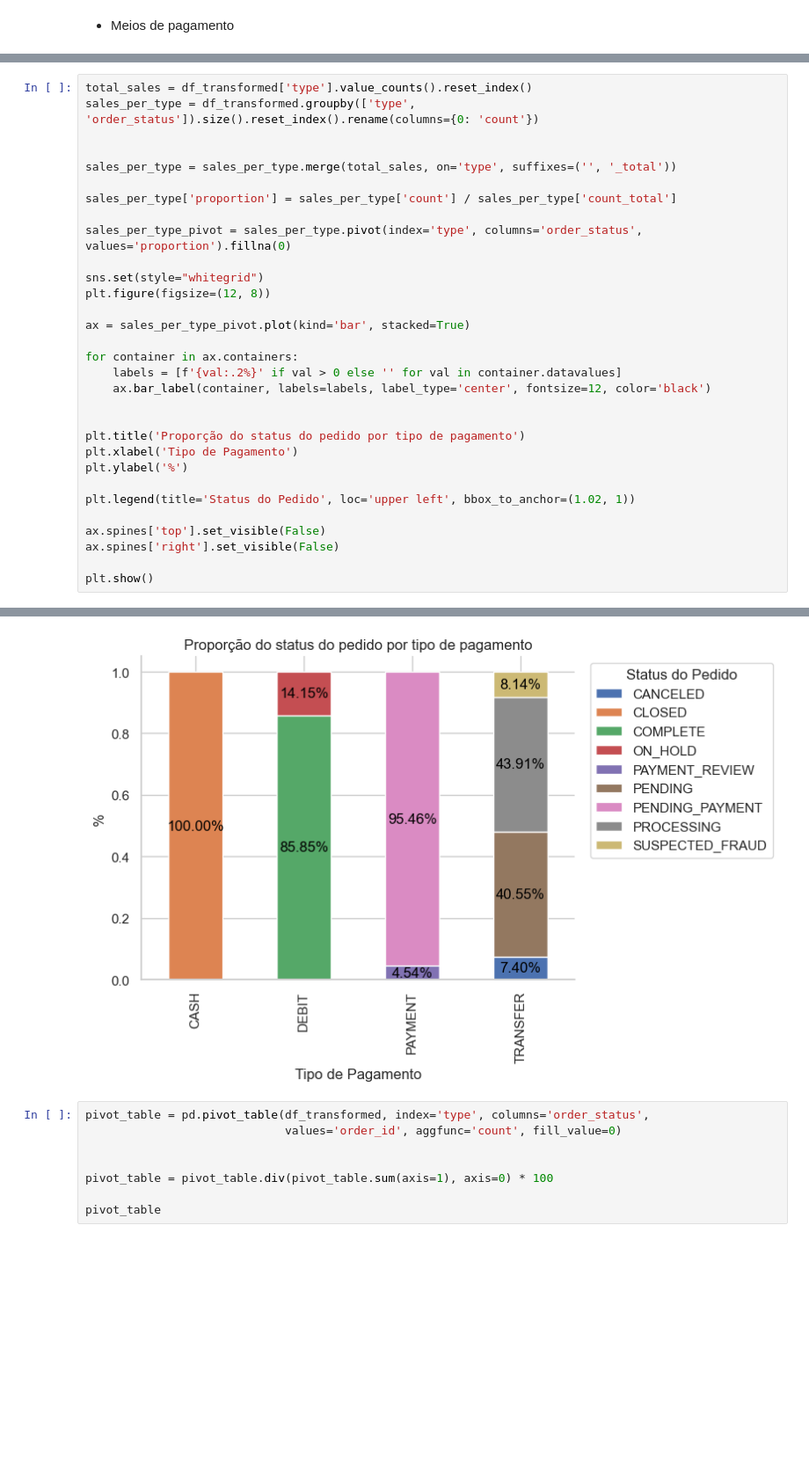
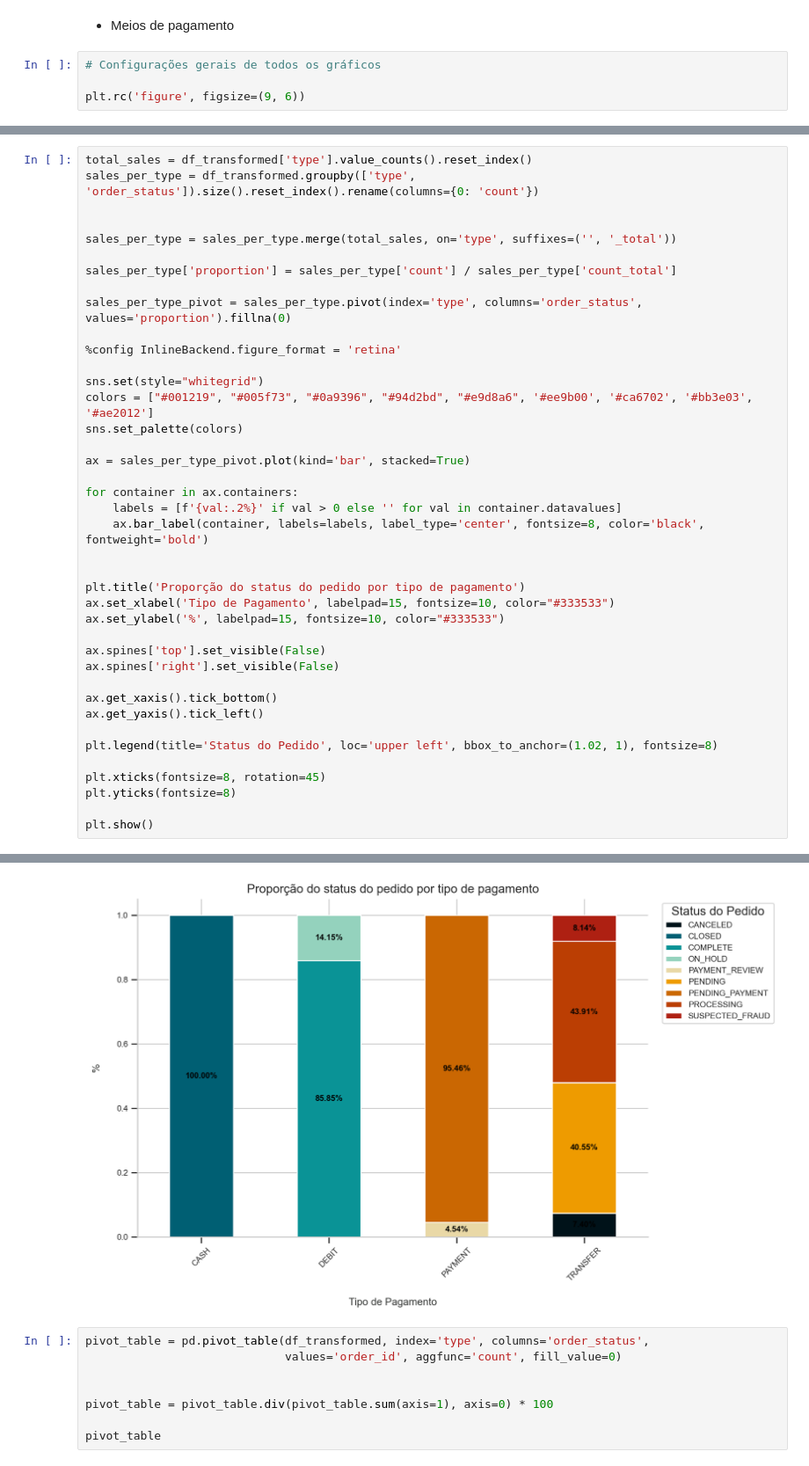
Before and after one commit to cmpbj/supply_chain_EDA, a Jupyter notebook: EDA.ipynb, the cells around one changed output, grey strips where cells are left out. Shown at 88% size. Cells and saved outputs as stored; diff of their text form; blank space fills up the shorter version.

```diff
--- a/EDA.ipynb
+++ b/EDA.ipynb
@@ -334,6 +343,10 @@ df_transformed.drop(columns=['order_date_time', 'shipping_date_time', 'order_dat
 # 4. Visualização
 # %% [markdown]
 * Meios de pagamento
+# %%
+# Configurações gerais de todos os gráficos
+
+plt.rc('figure', figsize=(9, 6))
 # %%
 unique_orders = df_transformed[['order_id', 'type']].groupby(['order_id', 'type'], as_index=False).nunique()
 value_counts = unique_orders['type'].value_counts()
@@ -412,24 +420,33 @@ sales_per_type['proportion'] = sales_per_type['count'] / sales_per_type['count_t
 
 sales_per_type_pivot = sales_per_type.pivot(index='type', columns='order_status', values='proportion').fillna(0)
 
+%config InlineBackend.figure_format = 'retina'
+
 sns.set(style="whitegrid")
-plt.figure(figsize=(12, 8))
+colors = ["#001219", "#005f73", "#0a9396", "#94d2bd", "#e9d8a6", '#ee9b00', '#ca6702', '#bb3e03', '#ae2012']
+sns.set_palette(colors)
 
 ax = sales_per_type_pivot.plot(kind='bar', stacked=True)
 
 for container in ax.containers:
     labels = [f'{val:.2%}' if val > 0 else '' for val in container.datavalues]
-    ax.bar_label(container, labels=labels, label_type='center', fontsize=12, color='black')
+    ax.bar_label(container, labels=labels, label_type='center', fontsize=8, color='black', fontweight='bold')
 
 
 plt.title('Proporção do status do pedido por tipo de pagamento')
-plt.xlabel('Tipo de Pagamento')
-plt.ylabel('%')
-
-plt.legend(title='Status do Pedido', loc='upper left', bbox_to_anchor=(1.02, 1))
+ax.set_xlabel('Tipo de Pagamento', labelpad=15, fontsize=10, color="#333533")
+ax.set_ylabel('%', labelpad=15, fontsize=10, color="#333533")
 
 ax.spines['top'].set_visible(False)
 ax.spines['right'].set_visible(False)
 
+ax.get_xaxis().tick_bottom()
+ax.get_yaxis().tick_left()
+
+plt.legend(title='Status do Pedido', loc='upper left', bbox_to_anchor=(1.02, 1), fontsize=8)
+
+plt.xticks(fontsize=8, rotation=45)
+plt.yticks(fontsize=8)
+
 plt.show()
 # %% [output]
@@ -437,4 +453,4 @@ plt.show()
-[figure, old version]
+[figure, new version]
 # %%
 pivot_table = pd.pivot_table(df_transformed, index='type', columns='order_status',
                              values='order_id', aggfunc='count', fill_value=0)
```
Also changed, not shown: parts of 50 cells of this notebook.
